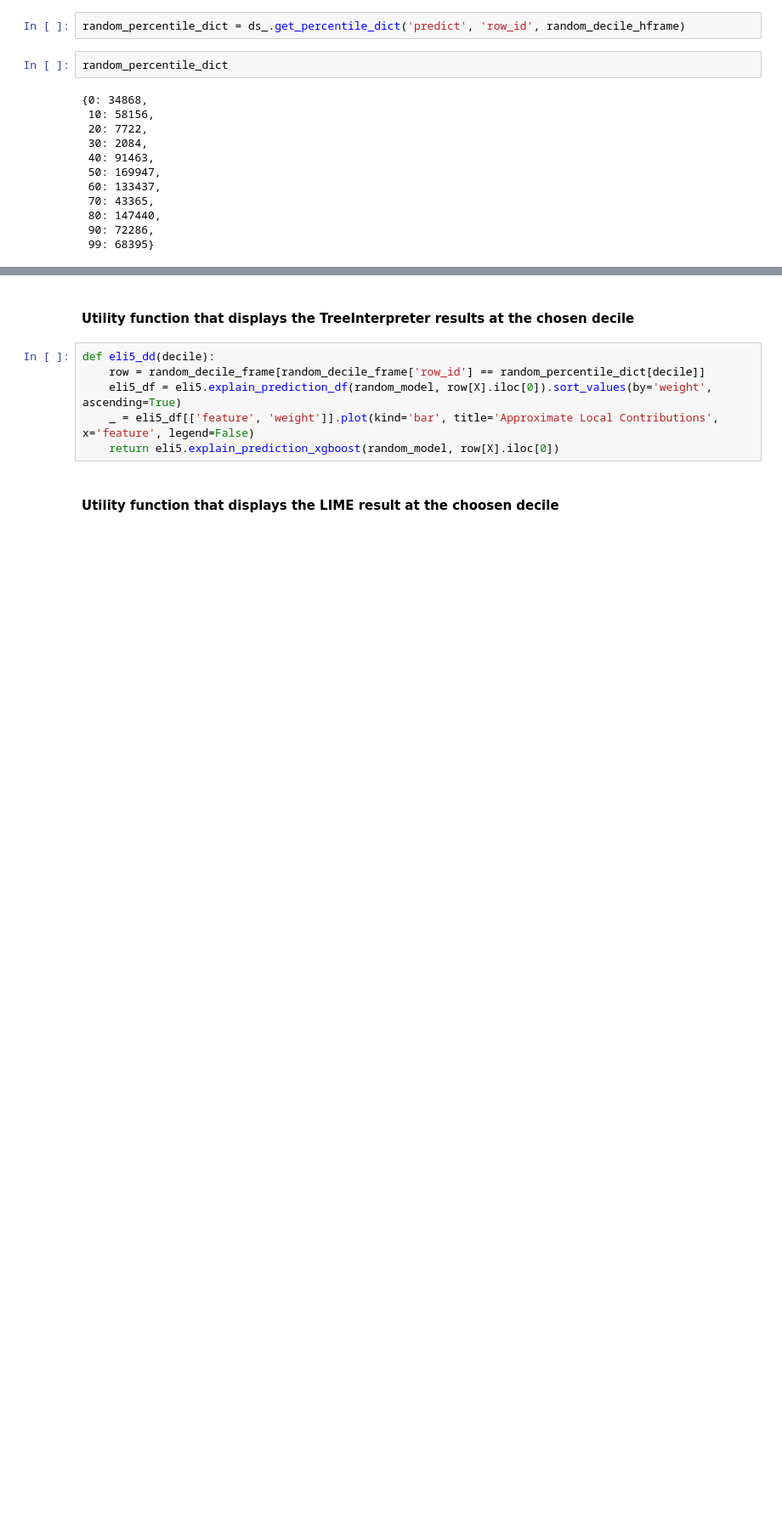
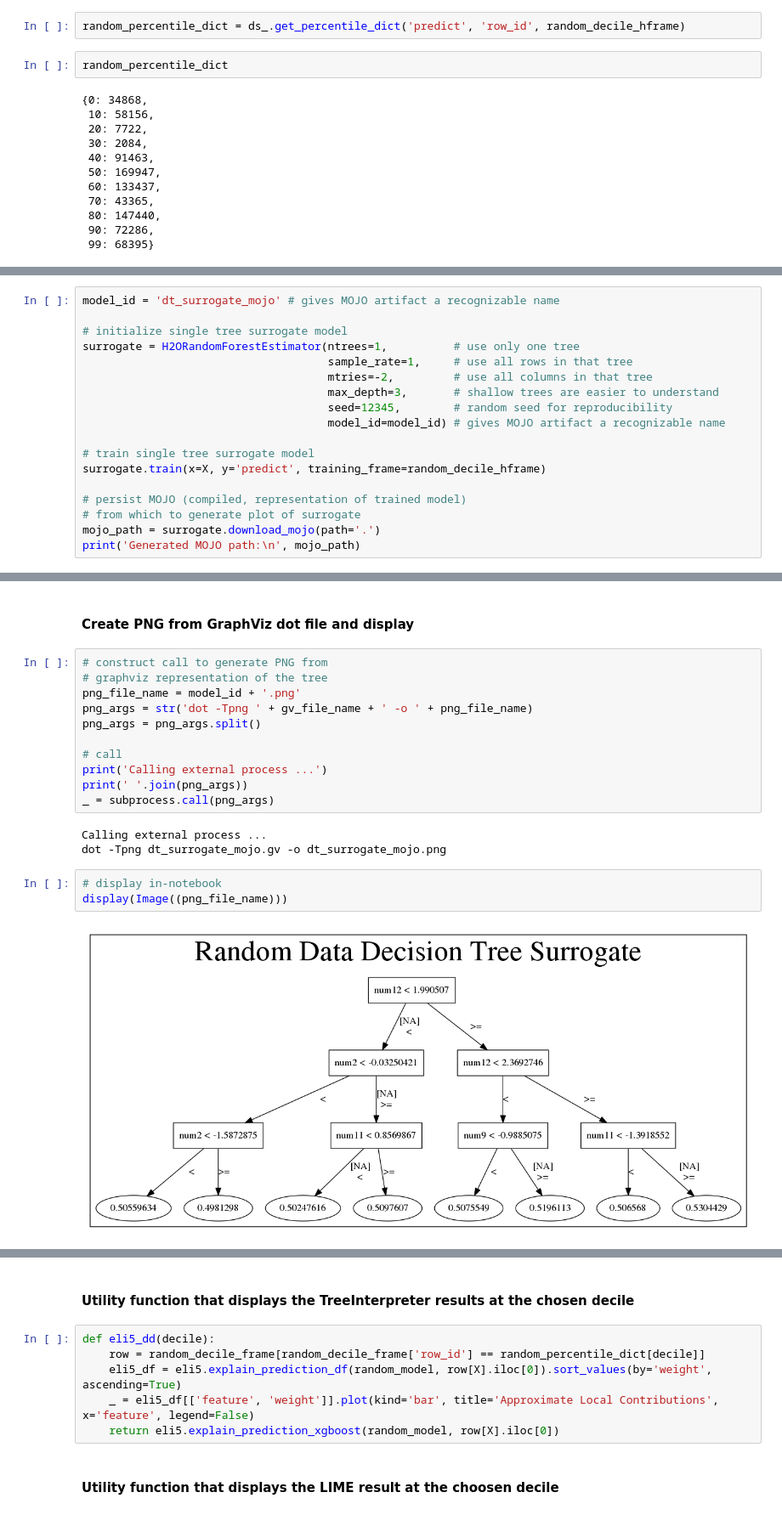
Before and after one commit to h2oai/mli-resources, a Jupyter notebook: lime_shap_treeint_compare/Binary-Classification-Random-Valid.ipynb, the cells around one changed output, grey strips where cells are left out. Shown at 85% size. Cells and saved outputs as stored; diff of their text form; blank space fills up the shorter version.

Commit message:
add surrogate dt and pdp/ice

```diff
--- a/lime_shap_treeint_compare/Binary-Classification-Random-Valid.ipynb
+++ b/lime_shap_treeint_compare/Binary-Classification-Random-Valid.ipynb
@@ -224,0 +399,18 @@ random_percentile_dict
+# %%
+model_id = 'dt_surrogate_mojo' # gives MOJO artifact a recognizable name
+
+# initialize single tree surrogate model
+surrogate = H2ORandomForestEstimator(ntrees=1,          # use only one tree
+                                     sample_rate=1,     # use all rows in that tree
+                                     mtries=-2,         # use all columns in that tree
+                                     max_depth=3,       # shallow trees are easier to understand
+                                     seed=12345,        # random seed for reproducibility
+                                     model_id=model_id) # gives MOJO artifact a recognizable name
+
+# train single tree surrogate model
+surrogate.train(x=X, y='predict', training_frame=random_decile_hframe)
+
+# persist MOJO (compiled, representation of trained model)
+# from which to generate plot of surrogate
+mojo_path = surrogate.download_mojo(path='.')
+print('Generated MOJO path:\n', mojo_path)
@@ -224,0 +455,21 @@ random_percentile_dict
+# %% [markdown]
+#### Create PNG from GraphViz dot file and display
+# %%
+# construct call to generate PNG from
+# graphviz representation of the tree
+png_file_name = model_id + '.png'
+png_args = str('dot -Tpng ' + gv_file_name + ' -o ' + png_file_name)
+png_args = png_args.split()
+
+# call
+print('Calling external process ...')
+print(' '.join(png_args))
+_ = subprocess.call(png_args)
+# %% [output]
+Calling external process ...
+dot -Tpng dt_surrogate_mojo.gv -o dt_surrogate_mojo.png
+# %%
+# display in-notebook
+display(Image((png_file_name)))
+# %% [output]
+[figure, added]
```
Also changed, not shown: parts of 23 cells of this notebook, 4 other files.
